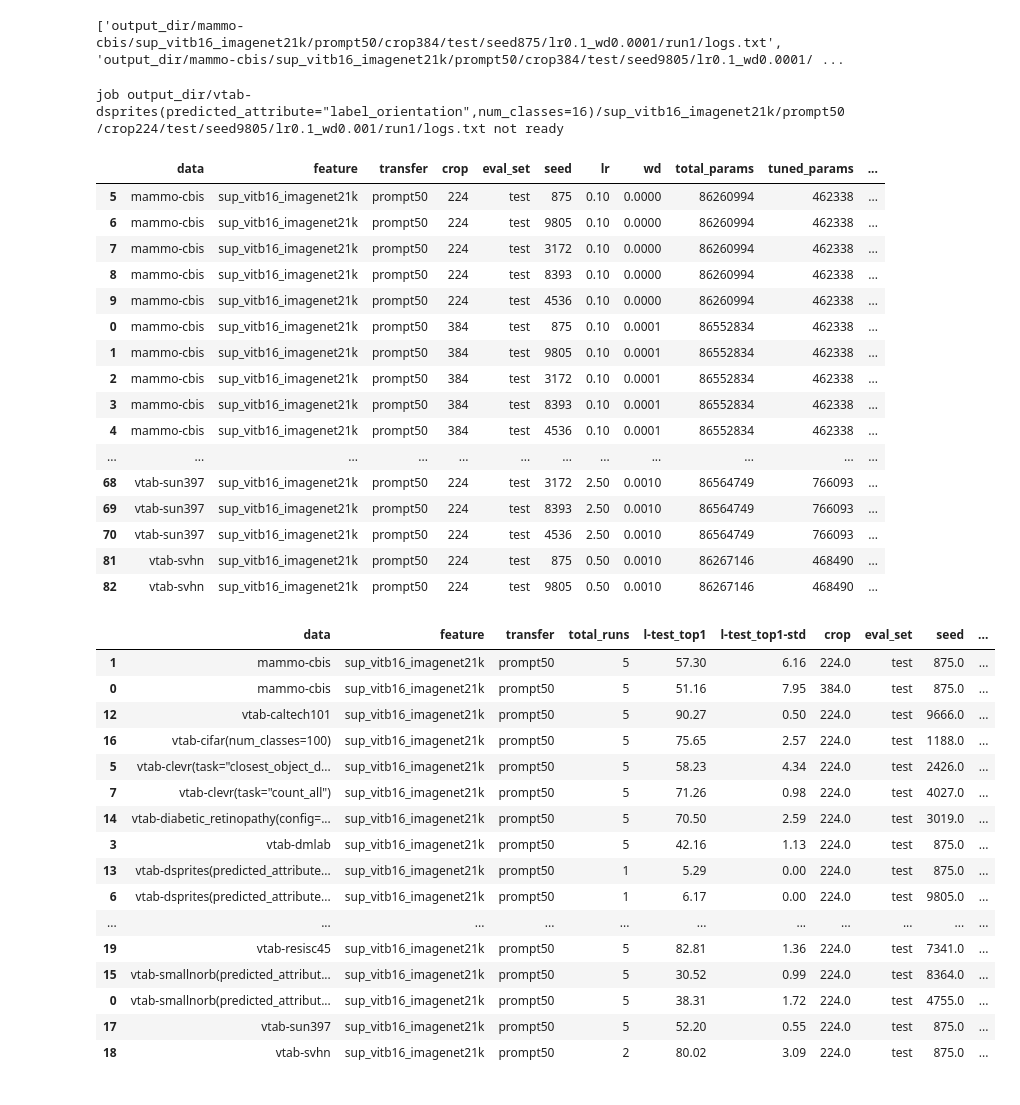
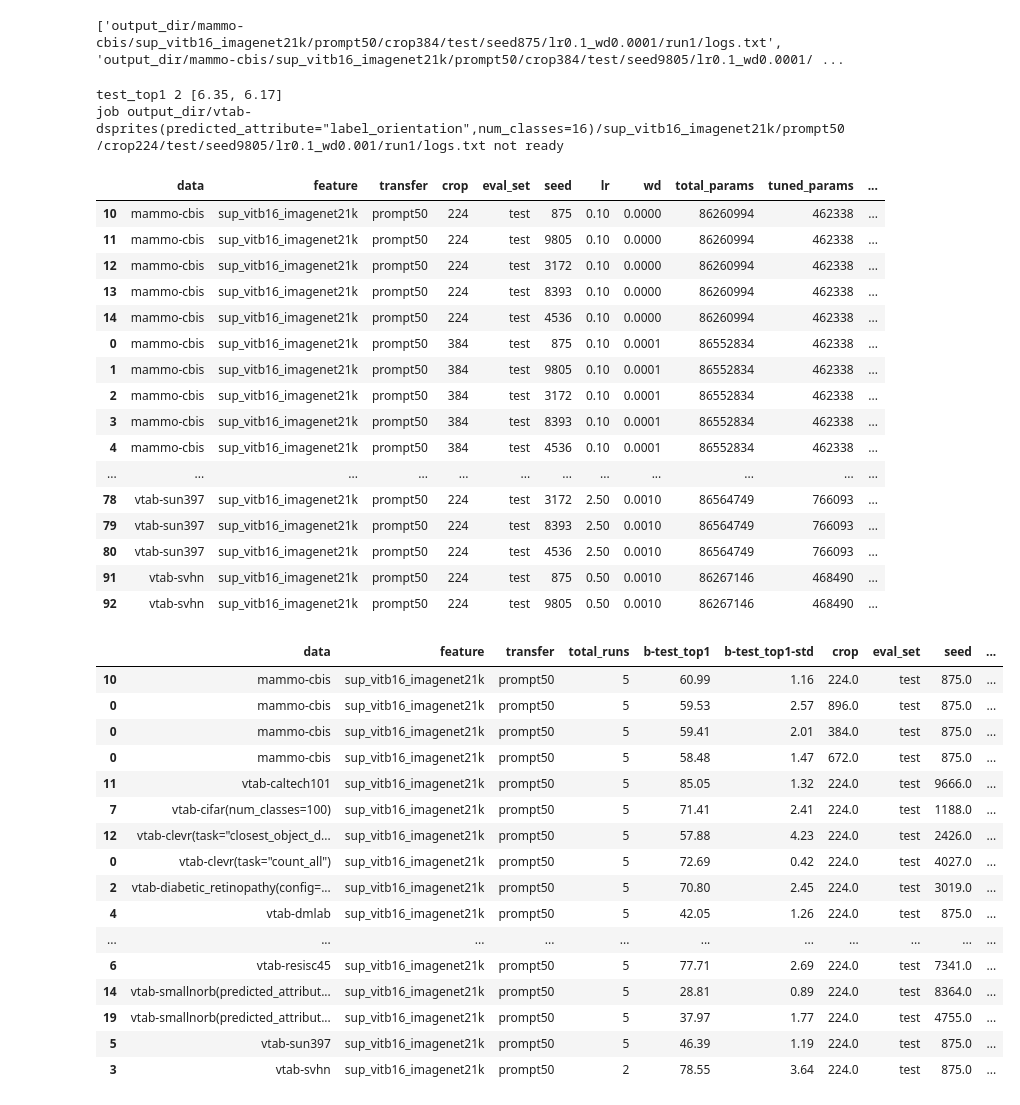
Before and after one commit to DrumsnChocolate/final-project, a Jupyter notebook: implementation/visual_prompt_tuning/results.ipynb, the cells around one changed output. Saved outputs shown, nothing was run; the diff lists cells and outputs as text; code cells hidden in the pictures.

Commit message:
look at the best results, not the last results

```diff
--- a/implementation/visual_prompt_tuning/results.ipynb
+++ b/implementation/visual_prompt_tuning/results.ipynb
@@ -13,7 +13,7 @@ df_list=[]
 pattern = f"{root}/*/sup_vitb16_imagenet21k/*/*/test/*/*/*/{LOG_NAME}"
 files = glob.glob(pattern)
 print(files)
-df = get_df(files, is_best=False, is_last=True)
+df = get_df(files, is_best=True, is_last=False)
 #         df = get_df(files, f"seed{seed}", root, is_best=False, is_last=True)
 #         if df is None:
 #             continue
@@ -23,59 +23,60 @@ df = get_df(files, is_best=False, is_last=True)
 # df["type"] = "VPT"
 # %% [output]
 ['output_dir/mammo-cbis/sup_vitb16_imagenet21k/prompt50/crop384/test/seed875/lr0.1_wd0.0001/run1/logs.txt', 'output_dir/mammo-cbis/sup_vitb16_imagenet21k/prompt50/crop384/test/seed9805/lr0.1_wd0.0001/ ...
+test_top1 2 [6.35, 6.17]
 job output_dir/vtab-dsprites(predicted_attribute="label_orientation",num_classes=16)/sup_vitb16_imagenet21k/prompt50/crop224/test/seed9805/lr0.1_wd0.001/run1/logs.txt not ready
 # %%
 display(df)
 # %% [output]
 |  | data | feature | transfer | crop | eval_set | seed | lr | wd | total_params | tuned_params | ... |
-| 5 | mammo-cbis | sup_vitb16_imagenet21k | prompt50 | 224 | test | 875 | 0.10 | 0.0000 | 86260994 | 462338 | ... |
-| 6 | mammo-cbis | sup_vitb16_imagenet21k | prompt50 | 224 | test | 9805 | 0.10 | 0.0000 | 86260994 | 462338 | ... |
-| 7 | mammo-cbis | sup_vitb16_imagenet21k | prompt50 | 224 | test | 3172 | 0.10 | 0.0000 | 86260994 | 462338 | ... |
-| 8 | mammo-cbis | sup_vitb16_imagenet21k | prompt50 | 224 | test | 8393 | 0.10 | 0.0000 | 86260994 | 462338 | ... |
-| 9 | mammo-cbis | sup_vitb16_imagenet21k | prompt50 | 224 | test | 4536 | 0.10 | 0.0000 | 86260994 | 462338 | ... |
+| 10 | mammo-cbis | sup_vitb16_imagenet21k | prompt50 | 224 | test | 875 | 0.10 | 0.0000 | 86260994 | 462338 | ... |
+| 11 | mammo-cbis | sup_vitb16_imagenet21k | prompt50 | 224 | test | 9805 | 0.10 | 0.0000 | 86260994 | 462338 | ... |
+| 12 | mammo-cbis | sup_vitb16_imagenet21k | prompt50 | 224 | test | 3172 | 0.10 | 0.0000 | 86260994 | 462338 | ... |
+| 13 | mammo-cbis | sup_vitb16_imagenet21k | prompt50 | 224 | test | 8393 | 0.10 | 0.0000 | 86260994 | 462338 | ... |
+| 14 | mammo-cbis | sup_vitb16_imagenet21k | prompt50 | 224 | test | 4536 | 0.10 | 0.0000 | 86260994 | 462338 | ... |
 | 0 | mammo-cbis | sup_vitb16_imagenet21k | prompt50 | 384 | test | 875 | 0.10 | 0.0001 | 86552834 | 462338 | ... |
 | 1 | mammo-cbis | sup_vitb16_imagenet21k | prompt50 | 384 | test | 9805 | 0.10 | 0.0001 | 86552834 | 462338 | ... |
 | 2 | mammo-cbis | sup_vitb16_imagenet21k | prompt50 | 384 | test | 3172 | 0.10 | 0.0001 | 86552834 | 462338 | ... |
 | 3 | mammo-cbis | sup_vitb16_imagenet21k | prompt50 | 384 | test | 8393 | 0.10 | 0.0001 | 86552834 | 462338 | ... |
 | 4 | mammo-cbis | sup_vitb16_imagenet21k | prompt50 | 384 | test | 4536 | 0.10 | 0.0001 | 86552834 | 462338 | ... |
 | ... | ... | ... | ... | ... | ... | ... | ... | ... | ... | ... | ... |
-| 68 | vtab-sun397 | sup_vitb16_imagenet21k | prompt50 | 224 | test | 3172 | 2.50 | 0.0010 | 86564749 | 766093 | ... |
-| 69 | vtab-sun397 | sup_vitb16_imagenet21k | prompt50 | 224 | test | 8393 | 2.50 | 0.0010 | 86564749 | 766093 | ... |
-| 70 | vtab-sun397 | sup_vitb16_imagenet21k | prompt50 | 224 | test | 4536 | 2.50 | 0.0010 | 86564749 | 766093 | ... |
-| 81 | vtab-svhn | sup_vitb16_imagenet21k | prompt50 | 224 | test | 875 | 0.50 | 0.0010 | 86267146 | 468490 | ... |
-| 82 | vtab-svhn | sup_vitb16_imagenet21k | prompt50 | 224 | test | 9805 | 0.50 | 0.0010 | 86267146 | 468490 | ... |
+| 78 | vtab-sun397 | sup_vitb16_imagenet21k | prompt50 | 224 | test | 3172 | 2.50 | 0.0010 | 86564749 | 766093 | ... |
+| 79 | vtab-sun397 | sup_vitb16_imagenet21k | prompt50 | 224 | test | 8393 | 2.50 | 0.0010 | 86564749 | 766093 | ... |
+| 80 | vtab-sun397 | sup_vitb16_imagenet21k | prompt50 | 224 | test | 4536 | 2.50 | 0.0010 | 86564749 | 766093 | ... |
+| 91 | vtab-svhn | sup_vitb16_imagenet21k | prompt50 | 224 | test | 875 | 0.50 | 0.0010 | 86267146 | 468490 | ... |
+| 92 | vtab-svhn | sup_vitb16_imagenet21k | prompt50 | 224 | test | 9805 | 0.50 | 0.0010 | 86267146 | 468490 | ... |
 # %%
 
 crop_sizes = set(list(df["crop"]))
 averages_per_crop_size = []
 for crop_size in crop_sizes:
     df_for_crop = df.where(df["crop"]==crop_size).dropna()
     # print(len(df_for_crop))
     # display(df_for_crop)
-    average_df(df_for_crop, metric_names=["l-test_top1"], take_average=True)
-    averages_per_crop_size.append(average_df(df_for_crop, metric_names=["l-test_top1"], take_average=True))
+    average_df(df_for_crop, metric_names=["b-test_top1"], take_average=True)
+    averages_per_crop_size.append(average_df(df_for_crop, metric_names=["b-test_top1"], take_average=True))
 
 avg_df = pd.concat(averages_per_crop_size)
 display(avg_df.sort_values('data'))
 # f_df = average_df(df, metric_names=["l-test_top1"], take_average=True)
 # f_df
 # %% [output]
-|  | data | feature | transfer | total_runs | l-test_top1 | l-test_top1-std | crop | eval_set | seed | ... |
-| 1 | mammo-cbis | sup_vitb16_imagenet21k | prompt50 | 5 | 57.30 | 6.16 | 224.0 | test | 875.0 | ... |
-| 0 | mammo-cbis | sup_vitb16_imagenet21k | prompt50 | 5 | 51.16 | 7.95 | 384.0 | test | 875.0 | ... |
-| 12 | vtab-caltech101 | sup_vitb16_imagenet21k | prompt50 | 5 | 90.27 | 0.50 | 224.0 | test | 9666.0 | ... |
-| 16 | vtab-cifar(num_classes=100) | sup_vitb16_imagenet21k | prompt50 | 5 | 75.65 | 2.57 | 224.0 | test | 1188.0 | ... |
-| 5 | vtab-clevr(task="closest_object_d... | sup_vitb16_imagenet21k | prompt50 | 5 | 58.23 | 4.34 | 224.0 | test | 2426.0 | ... |
-| 7 | vtab-clevr(task="count_all") | sup_vitb16_imagenet21k | prompt50 | 5 | 71.26 | 0.98 | 224.0 | test | 4027.0 | ... |
-| 14 | vtab-diabetic_retinopathy(config=... | sup_vitb16_imagenet21k | prompt50 | 5 | 70.50 | 2.59 | 224.0 | test | 3019.0 | ... |
-| 3 | vtab-dmlab | sup_vitb16_imagenet21k | prompt50 | 5 | 42.16 | 1.13 | 224.0 | test | 875.0 | ... |
-| 13 | vtab-dsprites(predicted_attribute... | sup_vitb16_imagenet21k | prompt50 | 1 | 5.29 | 0.00 | 224.0 | test | 875.0 | ... |
-| 6 | vtab-dsprites(predicted_attribute... | sup_vitb16_imagenet21k | prompt50 | 1 | 6.17 | 0.00 | 224.0 | test | 9805.0 | ... |
+|  | data | feature | transfer | total_runs | b-test_top1 | b-test_top1-std | crop | eval_set | seed | ... |
+| 10 | mammo-cbis | sup_vitb16_imagenet21k | prompt50 | 5 | 60.99 | 1.16 | 224.0 | test | 875.0 | ... |
+| 0 | mammo-cbis | sup_vitb16_imagenet21k | prompt50 | 5 | 59.53 | 2.57 | 896.0 | test | 875.0 | ... |
+| 0 | mammo-cbis | sup_vitb16_imagenet21k | prompt50 | 5 | 59.41 | 2.01 | 384.0 | test | 875.0 | ... |
+| 0 | mammo-cbis | sup_vitb16_imagenet21k | prompt50 | 5 | 58.48 | 1.47 | 672.0 | test | 875.0 | ... |
+| 11 | vtab-caltech101 | sup_vitb16_imagenet21k | prompt50 | 5 | 85.05 | 1.32 | 224.0 | test | 9666.0 | ... |
+| 7 | vtab-cifar(num_classes=100) | sup_vitb16_imagenet21k | prompt50 | 5 | 71.41 | 2.41 | 224.0 | test | 1188.0 | ... |
+| 12 | vtab-clevr(task="closest_object_d... | sup_vitb16_imagenet21k | prompt50 | 5 | 57.88 | 4.23 | 224.0 | test | 2426.0 | ... |
+| 0 | vtab-clevr(task="count_all") | sup_vitb16_imagenet21k | prompt50 | 5 | 72.69 | 0.42 | 224.0 | test | 4027.0 | ... |
+| 2 | vtab-diabetic_retinopathy(config=... | sup_vitb16_imagenet21k | prompt50 | 5 | 70.80 | 2.45 | 224.0 | test | 3019.0 | ... |
+| 4 | vtab-dmlab | sup_vitb16_imagenet21k | prompt50 | 5 | 42.05 | 1.26 | 224.0 | test | 875.0 | ... |
 | ... | ... | ... | ... | ... | ... | ... | ... | ... | ... | ... |
-| 19 | vtab-resisc45 | sup_vitb16_imagenet21k | prompt50 | 5 | 82.81 | 1.36 | 224.0 | test | 7341.0 | ... |
-| 15 | vtab-smallnorb(predicted_attribut... | sup_vitb16_imagenet21k | prompt50 | 5 | 30.52 | 0.99 | 224.0 | test | 8364.0 | ... |
-| 0 | vtab-smallnorb(predicted_attribut... | sup_vitb16_imagenet21k | prompt50 | 5 | 38.31 | 1.72 | 224.0 | test | 4755.0 | ... |
-| 17 | vtab-sun397 | sup_vitb16_imagenet21k | prompt50 | 5 | 52.20 | 0.55 | 224.0 | test | 875.0 | ... |
-| 18 | vtab-svhn | sup_vitb16_imagenet21k | prompt50 | 2 | 80.02 | 3.09 | 224.0 | test | 875.0 | ... |
+| 6 | vtab-resisc45 | sup_vitb16_imagenet21k | prompt50 | 5 | 77.71 | 2.69 | 224.0 | test | 7341.0 | ... |
+| 14 | vtab-smallnorb(predicted_attribut... | sup_vitb16_imagenet21k | prompt50 | 5 | 28.81 | 0.89 | 224.0 | test | 8364.0 | ... |
+| 19 | vtab-smallnorb(predicted_attribut... | sup_vitb16_imagenet21k | prompt50 | 5 | 37.97 | 1.77 | 224.0 | test | 4755.0 | ... |
+| 5 | vtab-sun397 | sup_vitb16_imagenet21k | prompt50 | 5 | 46.39 | 1.19 | 224.0 | test | 875.0 | ... |
+| 3 | vtab-svhn | sup_vitb16_imagenet21k | prompt50 | 2 | 78.55 | 3.64 | 224.0 | test | 875.0 | ... |
 # %%
 # average per dataset:
```
Also changed, not shown: 1 other file.
